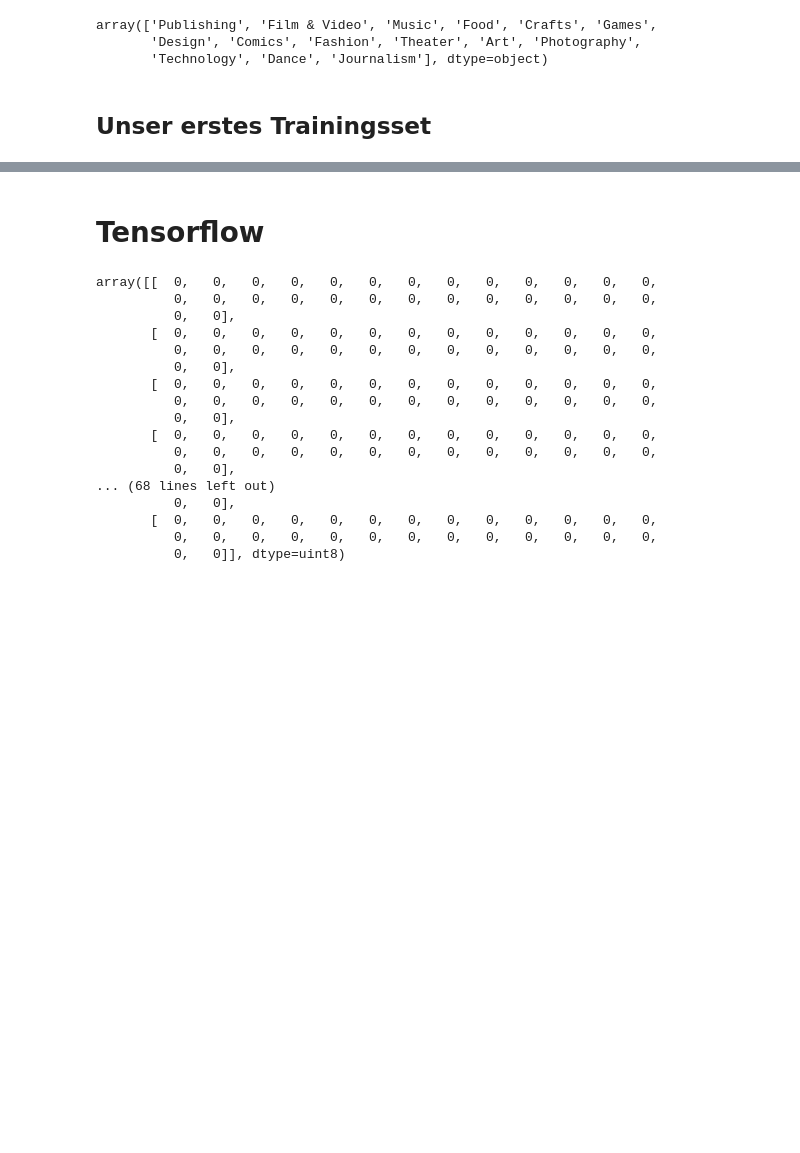
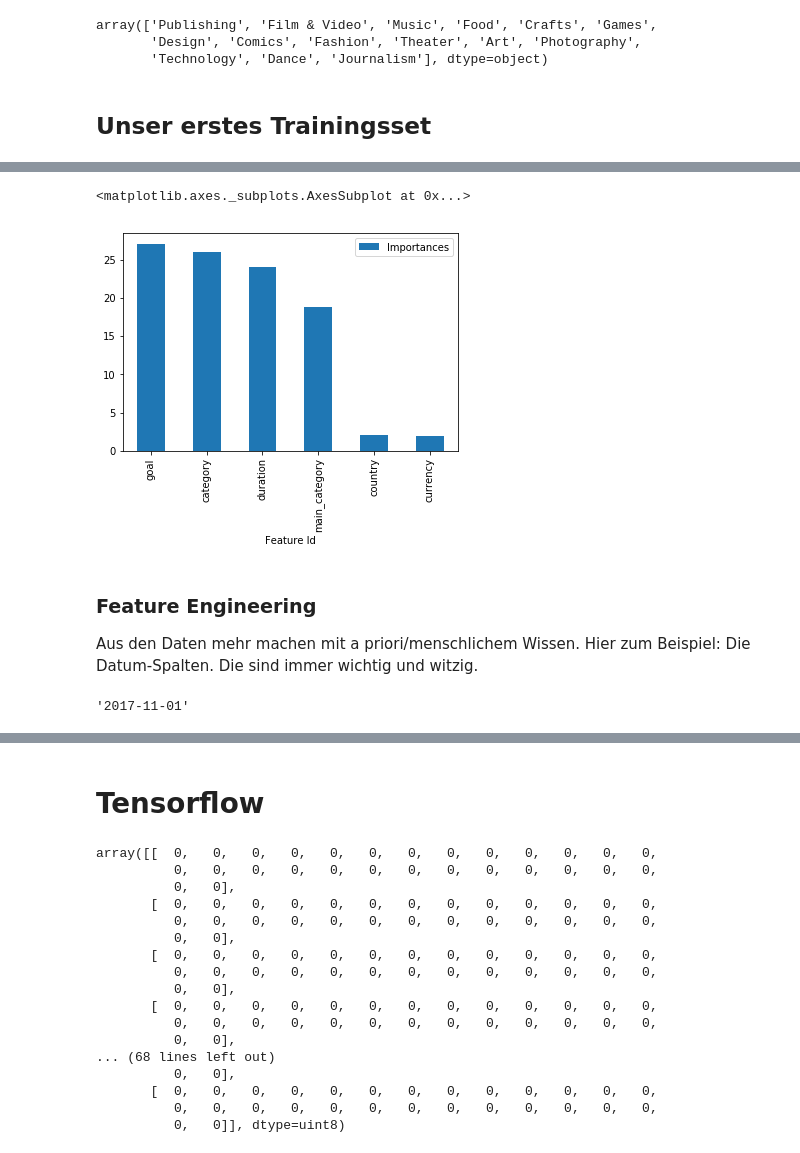
Before and after one commit to solutionfinders/PythonforAI, a Jupyter notebook: PythonforAI.ipynb, the cells around one changed output, grey strips where cells are left out. Cells and saved outputs as stored; diff of their text form; code cells hidden in the pictures; blank space fills up the shorter version.

Commit message:
sklearn added

```diff
--- a/PythonforAI.ipynb
+++ b/PythonforAI.ipynb
@@ -488,0 +578,5 @@ X_train, X_test, y_train, y_test = train_test_split(
+# %%
+from sklearn.model_selection import train_test_split
+X_train, X_test, y_train, y_test = train_test_split(
+    X, y, test_size=0.1,
+)
@@ -488,0 +592,8 @@ X_train, X_test, y_train, y_test = train_test_split(
+# %%
+model_ohne_backers = CatBoostClassifier(
+   iterations=50
+)
+# %%
+print(X.dtypes)
+
+categorical_features_indices = np.where(X.dtypes == np.object)[0]
@@ -488,0 +608,8 @@ X_train, X_test, y_train, y_test = train_test_split(
+# %%
+%%time
+model_ohne_backers.fit(
+    X_train,
+    y_train,
+    cat_features=categorical_features_indices,
+    eval_set=(X_test, y_test),
+)
@@ -488,0 +634,13 @@ X_train, X_test, y_train, y_test = train_test_split(
+# %%
+model_ohne_backers.get_feature_importance(prettified=True
+                                         ).plot.bar(x="Feature Id")
+# %% [output]
+<matplotlib.axes._subplots.AxesSubplot at 0x...>
+[figure, added]
+# %% [markdown]
+### Feature Engineering
+Aus den Daten mehr machen mit a priori/menschlichem Wissen. Hier zum Beispiel: Die Datum-Spalten. Die sind immer wichtig und witzig.
+# %%
+X_train["deadline"][1]
+# %% [output]
+'2017-11-01'
```
Also changed, not shown: parts of 54 cells of this notebook.
